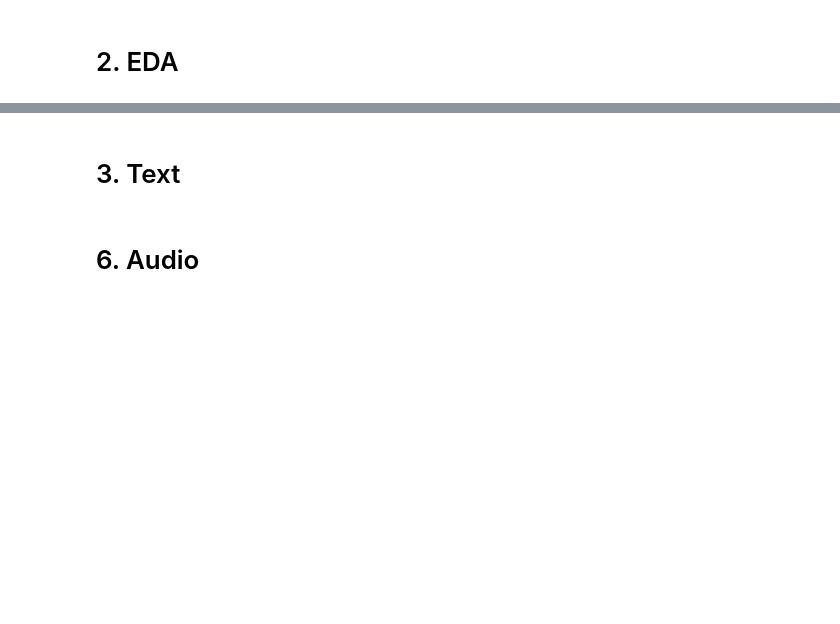
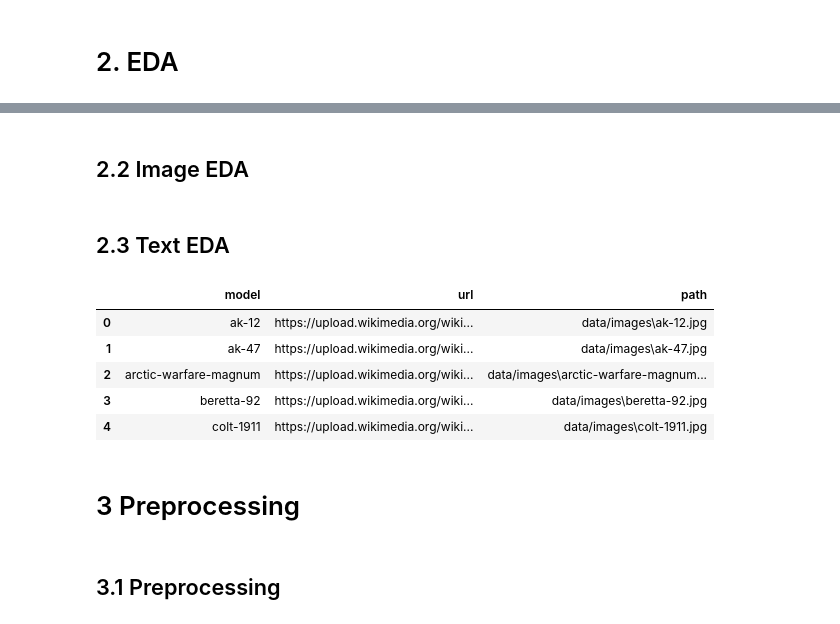
Before and after one commit to 24087068/sleeping_api-s, a Jupyter notebook: main.ipynb, the cells around one changed output, grey strips where cells are left out. Cells and saved outputs as stored; diff of their text form; code cells hidden in the pictures; blank space fills up the shorter version.

```diff
--- a/main.ipynb
+++ b/main.ipynb
@@ -96,4 +125,17 @@ HTTPError: 404 Client Error: Not Found for url: https://guns.fandom.com/wiki/col
+# %% [markdown]
+## 2.2 Image EDA
+# %% [markdown]
+## 2.3 Text EDA
+# %%
+df.head()
+# %% [output]
+|  | model | url | path |
+| 0 | ak-12 | https://upload.wikimedia.org/wiki... | data/images\ak-12.jpg |
+| 1 | ak-47 | https://upload.wikimedia.org/wiki... | data/images\ak-47.jpg |
+| 2 | arctic-warfare-magnum | https://upload.wikimedia.org/wiki... | data/images\arctic-warfare-magnum... |
+| 3 | beretta-92 | https://upload.wikimedia.org/wiki... | data/images\beretta-92.jpg |
+| 4 | colt-1911 | https://upload.wikimedia.org/wiki... | data/images\colt-1911.jpg |
 # %% [markdown]
-# 3. Text
+# 3 Preprocessing
 # %% [markdown]
-# 6. Audio
+## 3.1 Preprocessing
```
Also changed, not shown: parts of 10 cells of this notebook, 1 other file.
